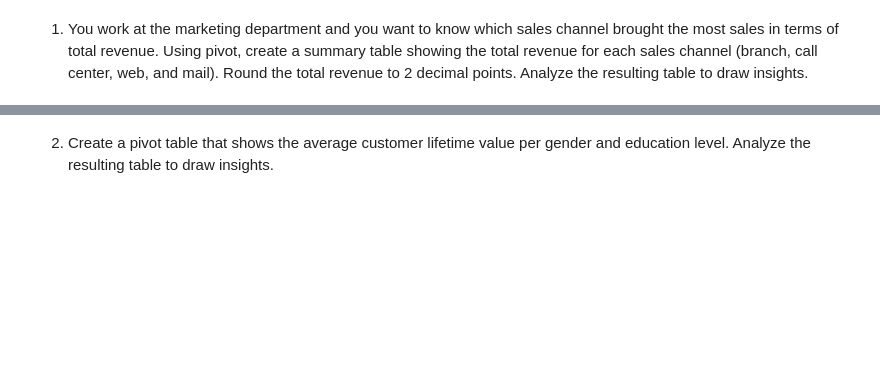
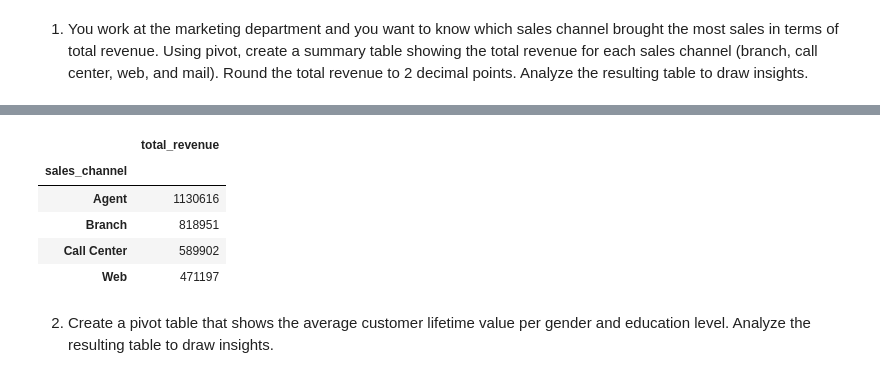
Before and after one commit to medirose/lab-dw-data-structuring-and-combining, a Jupyter notebook: lab-dw-data-structuring-and-combining.ipynb, the cells around one changed output, grey strips where cells are left out. Cells and saved outputs as stored; diff of their text form; code cells hidden in the pictures; blank space fills up the shorter version.

```diff
--- a/lab-dw-data-structuring-and-combining.ipynb
+++ b/lab-dw-data-structuring-and-combining.ipynb
@@ -86,2 +206,15 @@ Round the total revenue to 2 decimal points.  Analyze the resulting table to dra
+# %%
+pivot_df = df.pivot_table(index='sales_channel', values=['total_revenue'], aggfunc='sum')
+
+pivot_df
+
+#agents sold the most
+# %% [output]
+|  | total_revenue |
+| sales_channel |  |
+| Agent | 1130616 |
+| Branch | 818951 |
+| Call Center | 589902 |
+| Web | 471197 |
 # %% [markdown]
 2. Create a pivot table that shows the average customer lifetime value per gender and education level. Analyze the resulting table to draw insights.
```
Also changed, not shown: parts of 23 cells of this notebook.
